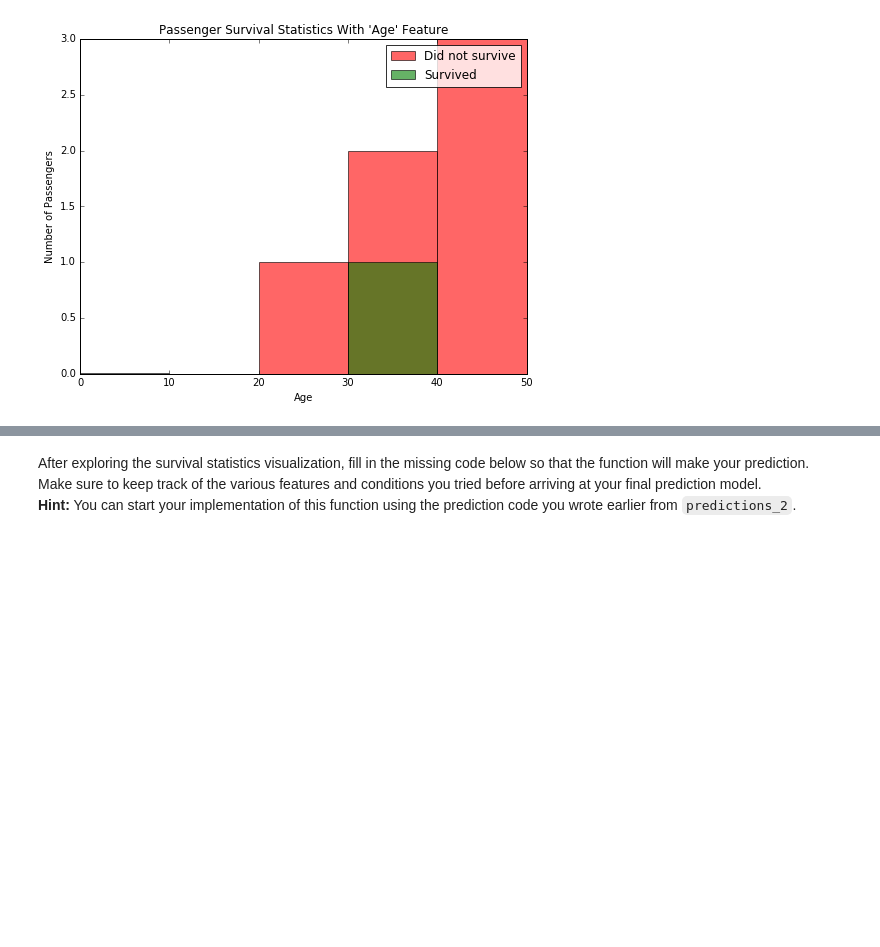
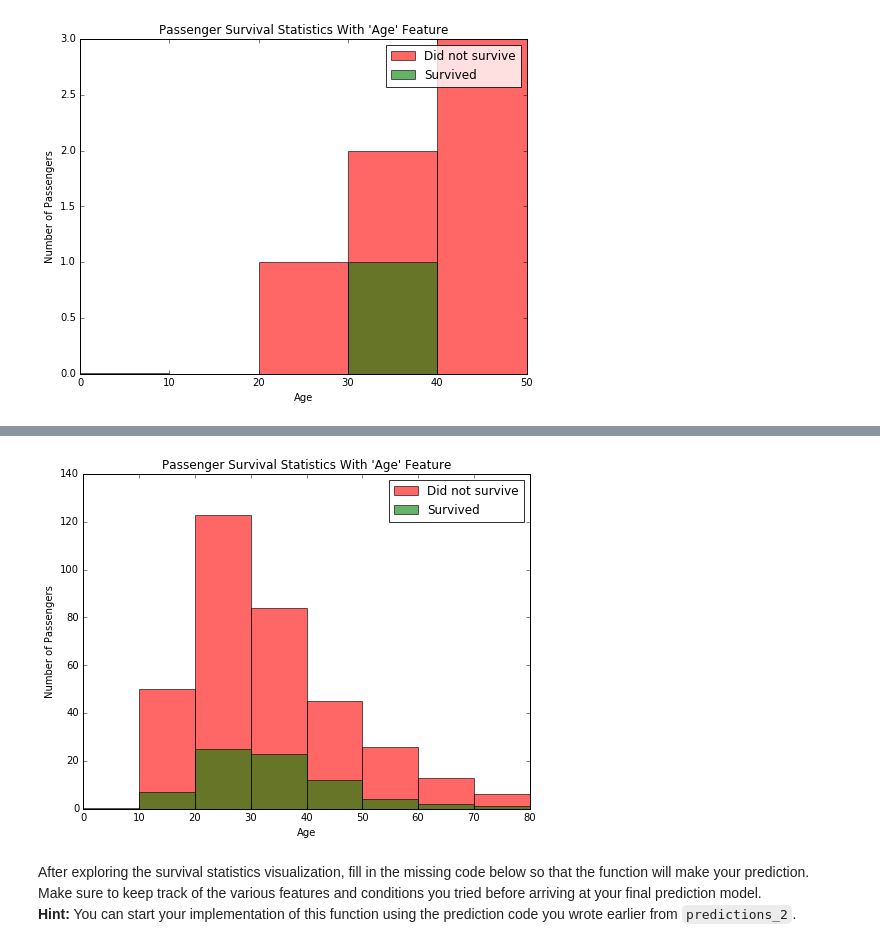
Before and after one commit to jhli973/machine-learning, a Jupyter notebook: projects/titanic_survival_exploration/titanic_survival_exploration.ipynb, the cells around one changed output, grey strips where cells are left out. Saved outputs shown, nothing was run; the diff lists cells and outputs as text; code cells hidden in the pictures; blank space fills up the shorter version.

```diff
--- a/projects/titanic_survival_exploration/titanic_survival_exploration.ipynb
+++ b/projects/titanic_survival_exploration/titanic_survival_exploration.ipynb
@@ -222,3 +268,7 @@ survival_stats(data, outcomes, 'Age', ["Sex == 'female'",  "Parch >= 4"])
+# %%
+survival_stats(data, outcomes, 'Age', ["Sex == 'male'", "Age >= 10", ])
+# %% [output]
+[figure, added]
 # %% [markdown]
 After exploring the survival statistics visualization, fill in the missing code below so that the function will make your prediction.
 Make sure to keep track of the various features and conditions you tried before arriving at your final prediction model.
```
Also changed, not shown: parts of 16 cells of this notebook.
